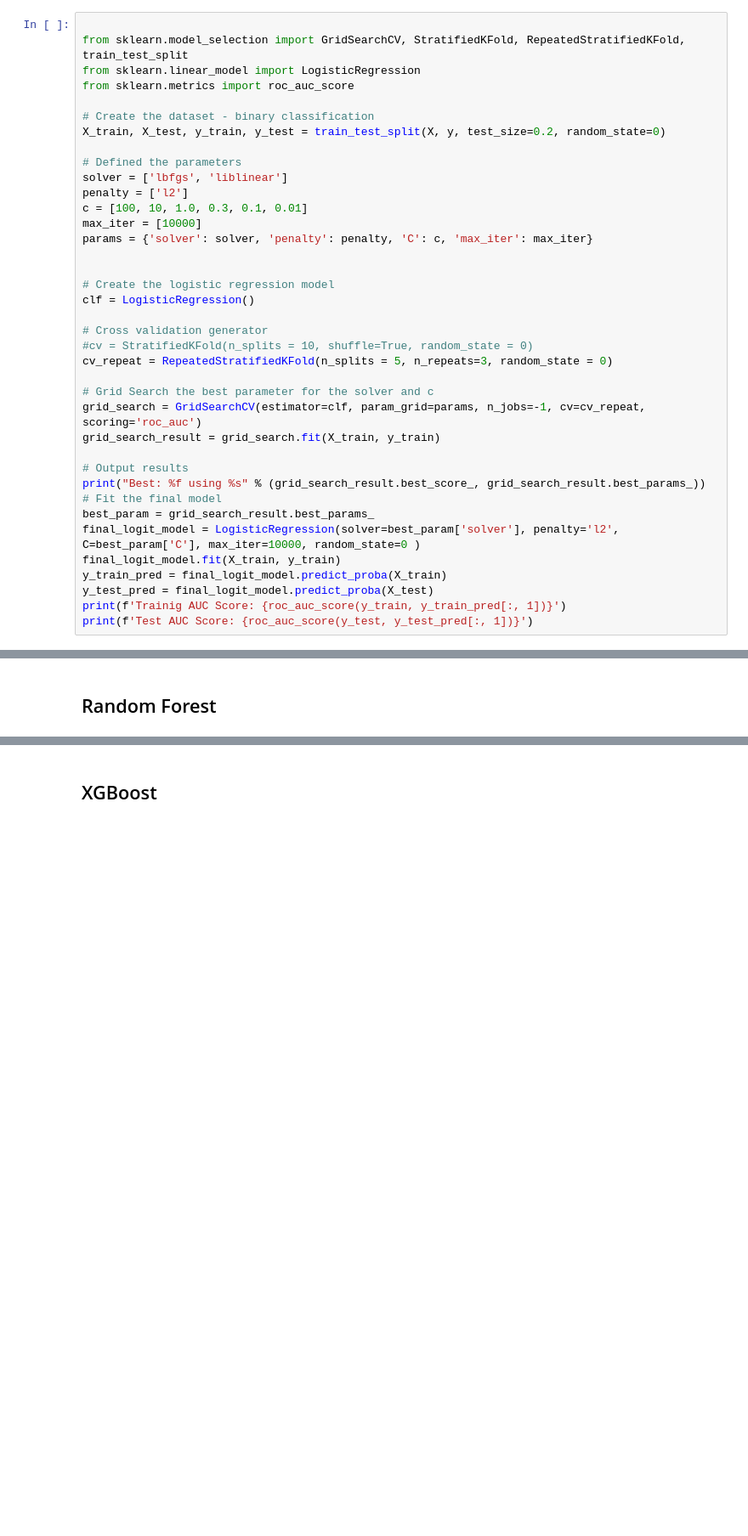
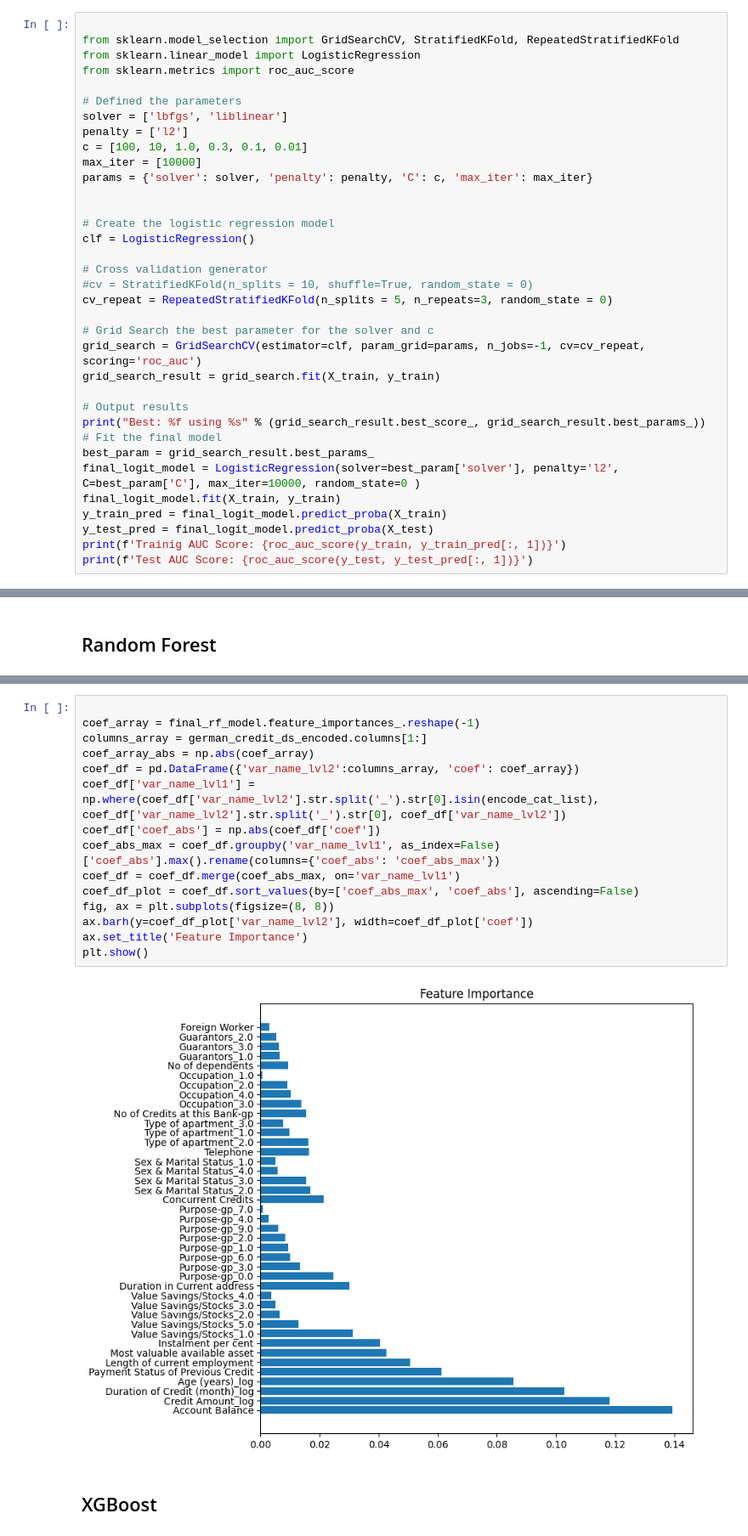
Before and after one commit to southnorthist/kaggle_analysis, a Jupyter notebook: Projects/creditability-classification/german_credit_classification.ipynb, the cells around one changed output, grey strips where cells are left out. Shown: that part at 85% size. Cells and saved outputs as stored; diff of their text form; blank space fills up the shorter version.

```diff
--- a/Projects/creditability-classification/german_credit_classification.ipynb
+++ b/Projects/creditability-classification/german_credit_classification.ipynb
@@ -354,12 +391,9 @@ X = scaler.fit_transform(X_orig)
 ## Logistic Regression
 # %%
 
-from sklearn.model_selection import GridSearchCV, StratifiedKFold, RepeatedStratifiedKFold, train_test_split
+from sklearn.model_selection import GridSearchCV, StratifiedKFold, RepeatedStratifiedKFold
 from sklearn.linear_model import LogisticRegression
 from sklearn.metrics import roc_auc_score
-
-# Create the dataset - binary classification
-X_train, X_test, y_train, y_test = train_test_split(X, y, test_size=0.2, random_state=0)
 
 # Defined the parameters
 solver = ['lbfgs', 'liblinear']
@@ -419,2 +512,20 @@ plt.show()
+# %%
+
+coef_array = final_rf_model.feature_importances_.reshape(-1)
+columns_array = german_credit_ds_encoded.columns[1:]
+coef_array_abs = np.abs(coef_array)
+coef_df = pd.DataFrame({'var_name_lvl2':columns_array, 'coef': coef_array})
+coef_df['var_name_lvl1'] = np.where(coef_df['var_name_lvl2'].str.split('_').str[0].isin(encode_cat_list),
+coef_df['var_name_lvl2'].str.split('_').str[0], coef_df['var_name_lvl2'])
+coef_df['coef_abs'] = np.abs(coef_df['coef'])
+coef_abs_max = coef_df.groupby('var_name_lvl1', as_index=False)['coef_abs'].max().rename(columns={'coef_abs': 'coef_abs_max'})
+coef_df = coef_df.merge(coef_abs_max, on='var_name_lvl1')
+coef_df_plot = coef_df.sort_values(by=['coef_abs_max', 'coef_abs'], ascending=False)
+fig, ax = plt.subplots(figsize=(8, 8))
+ax.barh(y=coef_df_plot['var_name_lvl2'], width=coef_df_plot['coef'])
+ax.set_title('Feature Importance')
+plt.show()
+# %% [output]
+[figure, added]
 # %% [markdown]
 ## XGBoost
```
Also changed, not shown: parts of 29 cells of this notebook, 6 other files.
